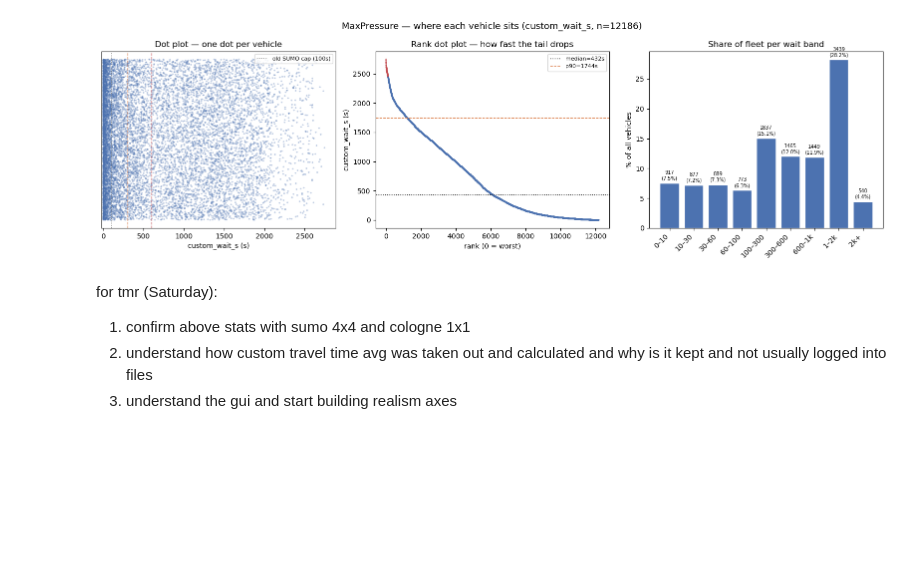
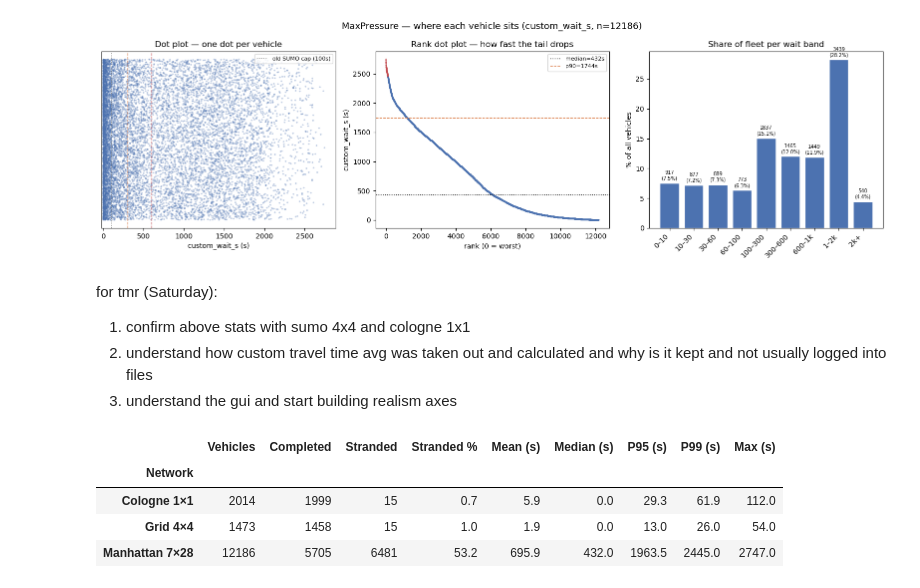
Before and after one commit to sal0-h/LibSignal, a Jupyter notebook: result_analysis/results.ipynb, the cells around one changed output. Cells and saved outputs as stored; diff of their text form; code cells hidden in the pictures; blank space fills up the shorter version.

```diff
--- a/result_analysis/results.ipynb
+++ b/result_analysis/results.ipynb
@@ -636,3 +720,53 @@ for tmr (Saturday):
 1. confirm above stats with sumo 4x4 and cologne 1x1
 2. understand how custom travel time avg was taken out and calculated and why is it kept and not usually logged into files
 3. understand the gui and start building realism axes
+# %%
+from pathlib import Path
+import pandas as pd
+import numpy as np
+import matplotlib.pyplot as plt
+
+ROOT = Path("../extras/output/maxpressure")  # from result_analysis/
+RUN = "seed42_steps3600"
+METRIC = "custom_wait_s"
+
+NETWORKS = {
+    "Cologne 1×1": "sumo1x1",
+    "Grid 4×4": "sumo4x4",
+    "Manhattan 7×28": "sumo7x28",
+}
+
+dfs = {}
+for label, net in NETWORKS.items():
+    path = ROOT / net / RUN / "vehicle_waiting_times.csv"
+    df = pd.read_csv(path)
+    assert METRIC in df.columns, f"{net}: missing {METRIC}"
+    dfs[label] = df
+# %%
+rows = []
+for label, df in dfs.items():
+    w = df[METRIC]
+    n = len(df)
+    n_done = (df["trip_status"] == "completed").sum()
+    n_stranded = (df["trip_status"] == "on_map_at_end").sum()
+    rows.append({
+        "Network": label,
+        "Vehicles": n,
+        "Completed": n_done,
+        "Stranded": n_stranded,
+        "Stranded %": round(100 * n_stranded / n, 1),
+        "Mean (s)": round(w.mean(), 1),
+        "Median (s)": round(w.median(), 1),
+        "P95 (s)": round(w.quantile(0.95), 1),
+        "P99 (s)": round(w.quantile(0.99), 1),
+        "Max (s)": round(w.max(), 1),
+    })
+
+summary = pd.DataFrame(rows).set_index("Network")
+summary
+# %% [output]
+|  | Vehicles | Completed | Stranded | Stranded % | Mean (s) | Median (s) | P95 (s) | P99 (s) | Max (s) |
+| Network |  |  |  |  |  |  |  |  |  |
+| Cologne 1×1 | 2014 | 1999 | 15 | 0.7 | 5.9 | 0.0 | 29.3 | 61.9 | 112.0 |
+| Grid 4×4 | 1473 | 1458 | 15 | 1.0 | 1.9 | 0.0 | 13.0 | 26.0 | 54.0 |
+| Manhattan 7×28 | 12186 | 5705 | 6481 | 53.2 | 695.9 | 432.0 | 1963.5 | 2445.0 | 2747.0 |
```
Also changed, not shown: parts of 5 cells of this notebook, 13 other files.
